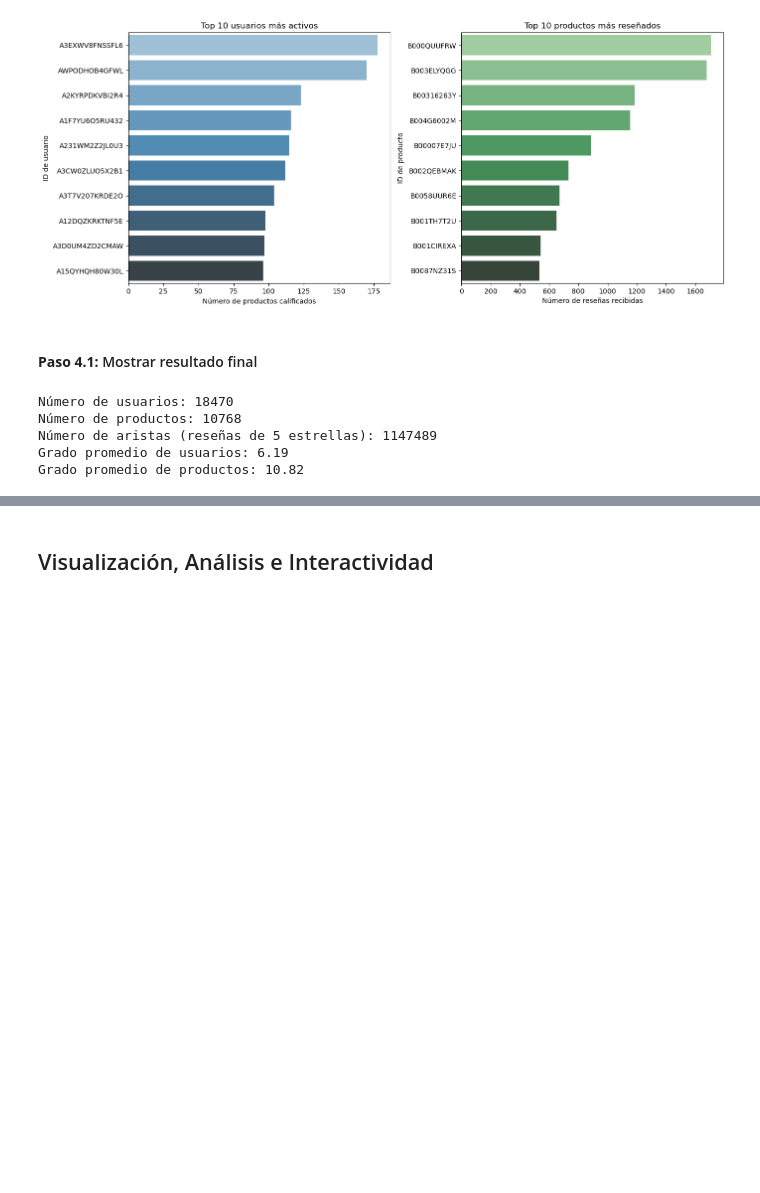
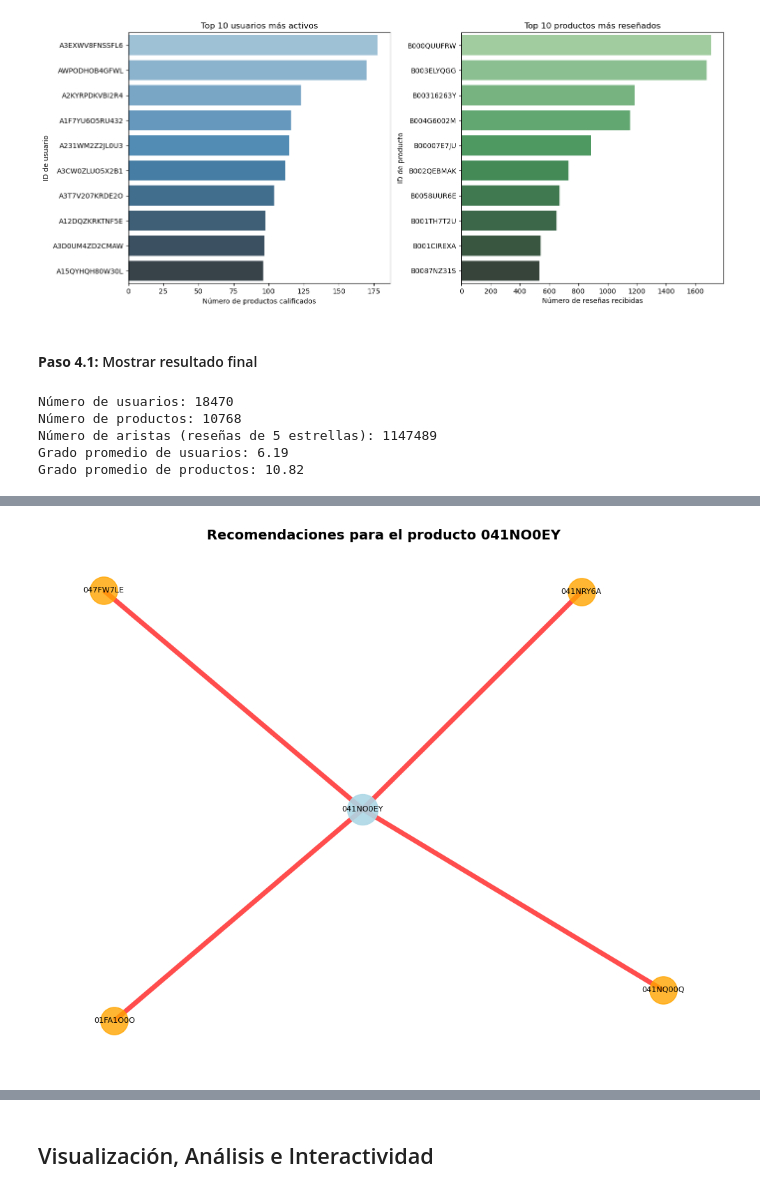
Before and after one commit to ChrisJMora/recommender_system_using_bipartite_network, a Jupyter notebook: src/app/main.ipynb, the cells around one changed output, grey strips where cells are left out. Saved outputs shown, nothing was run; the diff lists cells and outputs as text; code cells hidden in the pictures; blank space fills up the shorter version.

Commit message:
recomendación

```diff
--- a/src/app/main.ipynb
+++ b/src/app/main.ipynb
@@ -24,7 +24,7 @@ El archivo ya está disponible en: data\amazon-products-reviews\ratings_electron
 ### **Paso 2:** Cargar el Dataset
 # %%
 import pandas as pd
-
+dataset_path = r"C:\Users\isaac\Documents\IA\recommender_system_using_bipartite_network\src\app\data\amazon-products-reviews\ratings_electronics.csv"
 ## Carga del dataset generado en la ruta del api
 electronics_data = pd.read_csv(
     dataset_path, names=['userId', 'productId', 'Rating', 'timestamp']
@@ -317,0 +326,18 @@ Grado promedio de productos: 10.82
+# %%
+# Crear la proyección de productos
+# Esto conecta productos que fueron calificados por los mismos usuarios
+product_network = bipartite.weighted_projected_graph(B, products)
+
+print(f"Red de productos creada:")
+print(f"Número de productos: {product_network.number_of_nodes()}")
+print(f"Número de conexiones entre productos: {product_network.number_of_edges()}")
+
+# Verificar algunos pesos de las conexiones
+if product_network.number_of_edges() > 0:
+    # Obtener algunas aristas con sus pesos
+    sample_edges = list(product_network.edges(data=True))[:5]
+    print("\nEjemplos de conexiones entre productos (peso = usuarios en común):")
+    for edge in sample_edges:
+        prod1, prod2, data = edge
+        weight = data['weight']
+        print(f"  {prod1} -- {prod2}: {weight} usuarios en común")
@@ -317,0 +513,46 @@ Grado promedio de productos: 10.82
+# %%
+# Mostrar algunos productos disponibles para probar
+print("Productos disponibles para probar el sistema de recomendación:")
+available_products = [p for p in products[:20] if p in product_network and len(product_network[p]) > 0]
+
+for i, prod in enumerate(available_products[:10], 1):
+    connections = len(product_network[prod])
+    print(f"  {i}. {prod} (tiene {connections} productos similares)")
+
+print(f"\nTotal de productos con conexiones: {len(available_products)}")
+
+# Función para probar con un producto específico
+def test_recommendation_system(product_id, n_recs=4):
+    """
+    Función completa para probar el sistema de recomendación
+    """
+    print("="*60)
+    print(f"SISTEMA DE RECOMENDACIÓN - PRODUCTO: {product_id}")
+    print("="*60)
+
+    if product_id not in product_network:
+        print(f"❌ Error: El producto {product_id} no existe en la red")
+        return
+
+    if len(product_network[product_id]) == 0:
+        print(f"❌ El producto {product_id} no tiene productos similares")
+        return
+
+    # Obtener y mostrar recomendaciones
+    recommendations = get_product_recommendations(product_id, n_recs)
+
+    print(f"🎯 Top {len(recommendations)} productos recomendados:")
+    for i, (prod_id, weight) in enumerate(recommendations, 1):
+        print(f"   {i}. {prod_id}")
+        print(f"      Similaridad: {weight} usuarios en común")
+        print()
+
+    # Crear visualización
+    visualize_recommendations(product_id, n_recs)
+
+# Ejemplo de uso con el primer producto disponible
+if available_products:
+    example_product = available_products[0]
+    print(f"\n🔍 Probando el sistema con el producto: {example_product}")
+    test_recommendation_system(example_product, n_recs=4)
+# %% [output]
@@ -317,0 +576 @@ Grado promedio de productos: 10.82
+[figure, added]
```
Also changed, not shown: parts of 18 cells of this notebook.
